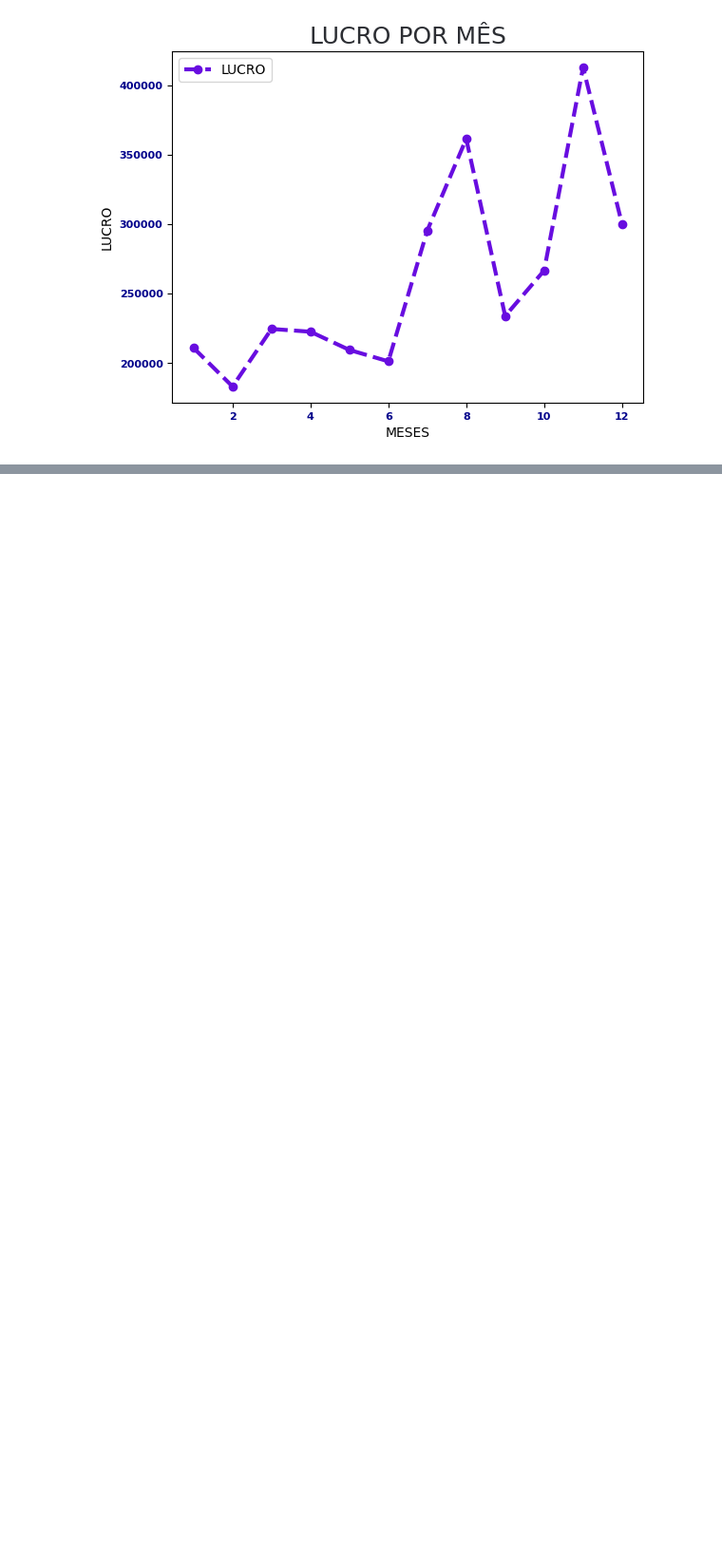
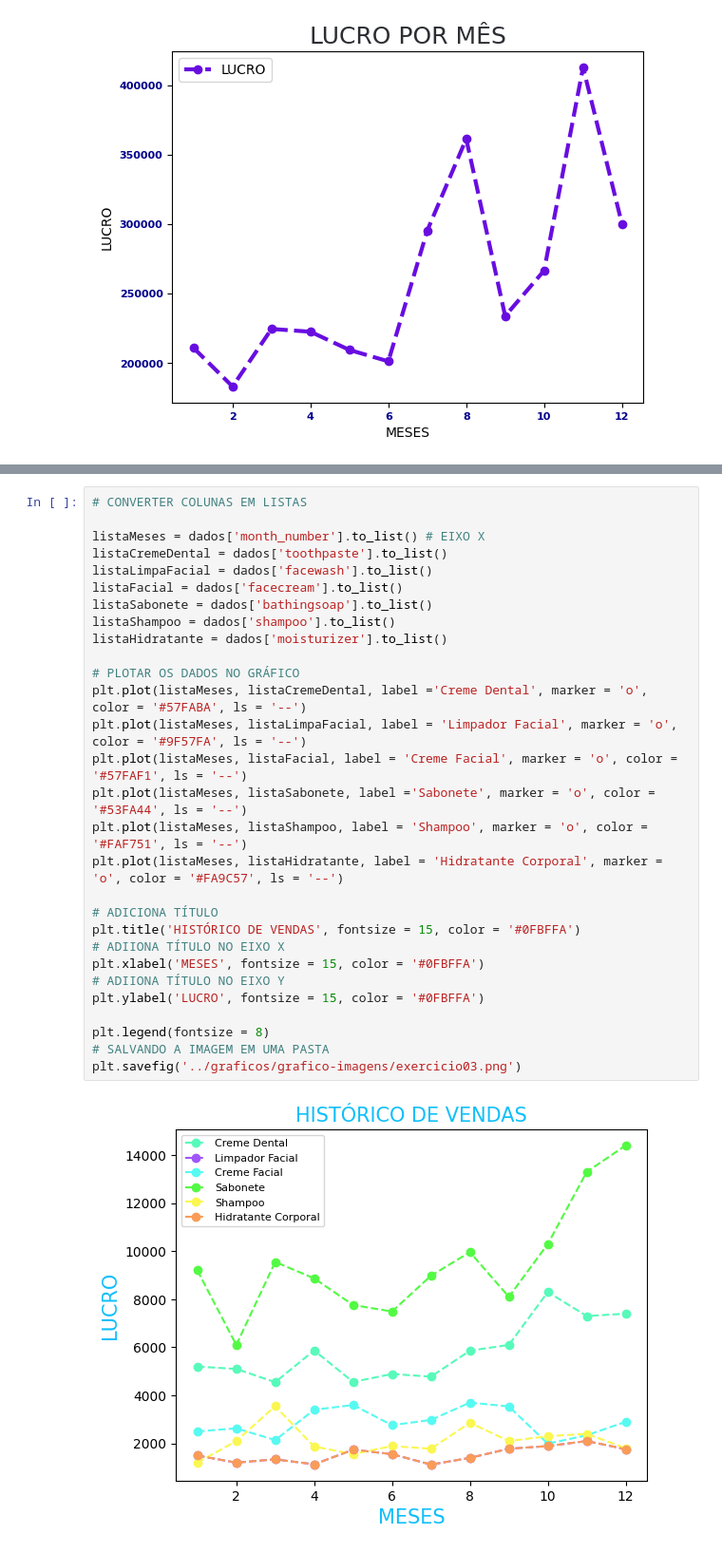
Before and after one commit to carmoemanoel/fundamentos-Big-data-SENAI-Python, a Jupyter notebook: exercícios/Exercício 09.ipynb, the cells around one changed output, grey strips where cells are left out. Shown: that part at 95% size. Drawn from its saved outputs; the diff is of its cells as text; blank space fills up the shorter version.

Commit message:
Dando continuidade na aula de plotação de gráfico com matplotlib

```diff
--- a/exercícios/Exercício 09.ipynb
+++ b/exercícios/Exercício 09.ipynb
@@ -67,0 +73,31 @@ plt.savefig('../graficos/grafico-imagens/grafico_01.png')
+# %%
+# CONVERTER COLUNAS EM LISTAS
+
+listaMeses = dados['month_number'].to_list() # EIXO X
+listaCremeDental = dados['toothpaste'].to_list()
+listaLimpaFacial = dados['facewash'].to_list()
+listaFacial = dados['facecream'].to_list()
+listaSabonete = dados['bathingsoap'].to_list()
+listaShampoo = dados['shampoo'].to_list()
+listaHidratante = dados['moisturizer'].to_list()
+
+# PLOTAR OS DADOS NO GRÁFICO
+plt.plot(listaMeses, listaCremeDental, label ='Creme Dental', marker = 'o', color = '#57FABA', ls = '--')
+plt.plot(listaMeses, listaLimpaFacial, label = 'Limpador Facial', marker = 'o', color = '#9F57FA', ls = '--')
+plt.plot(listaMeses, listaFacial, label = 'Creme Facial', marker = 'o', color = '#57FAF1', ls = '--')
+plt.plot(listaMeses, listaSabonete, label ='Sabonete', marker = 'o', color = '#53FA44', ls = '--')
+plt.plot(listaMeses, listaShampoo, label = 'Shampoo', marker = 'o', color = '#FAF751', ls = '--')
+plt.plot(listaMeses, listaHidratante, label = 'Hidratante Corporal', marker = 'o', color = '#FA9C57', ls = '--')
+
+# ADICIONA TÍTULO
+plt.title('HISTÓRICO DE VENDAS', fontsize = 15, color = '#0FBFFA')
+# ADIIONA TÍTULO NO EIXO X
+plt.xlabel('MESES', fontsize = 15, color = '#0FBFFA')
+# ADIIONA TÍTULO NO EIXO Y
+plt.ylabel('LUCRO', fontsize = 15, color = '#0FBFFA')
+
+plt.legend(fontsize = 8)
+# SALVANDO A IMAGEM EM UMA PASTA
+plt.savefig('../graficos/grafico-imagens/exercicio03.png')
+# %% [output]
+[figure, added]
```
Also changed, not shown: parts of 1 cell of this notebook, 2 other files.
